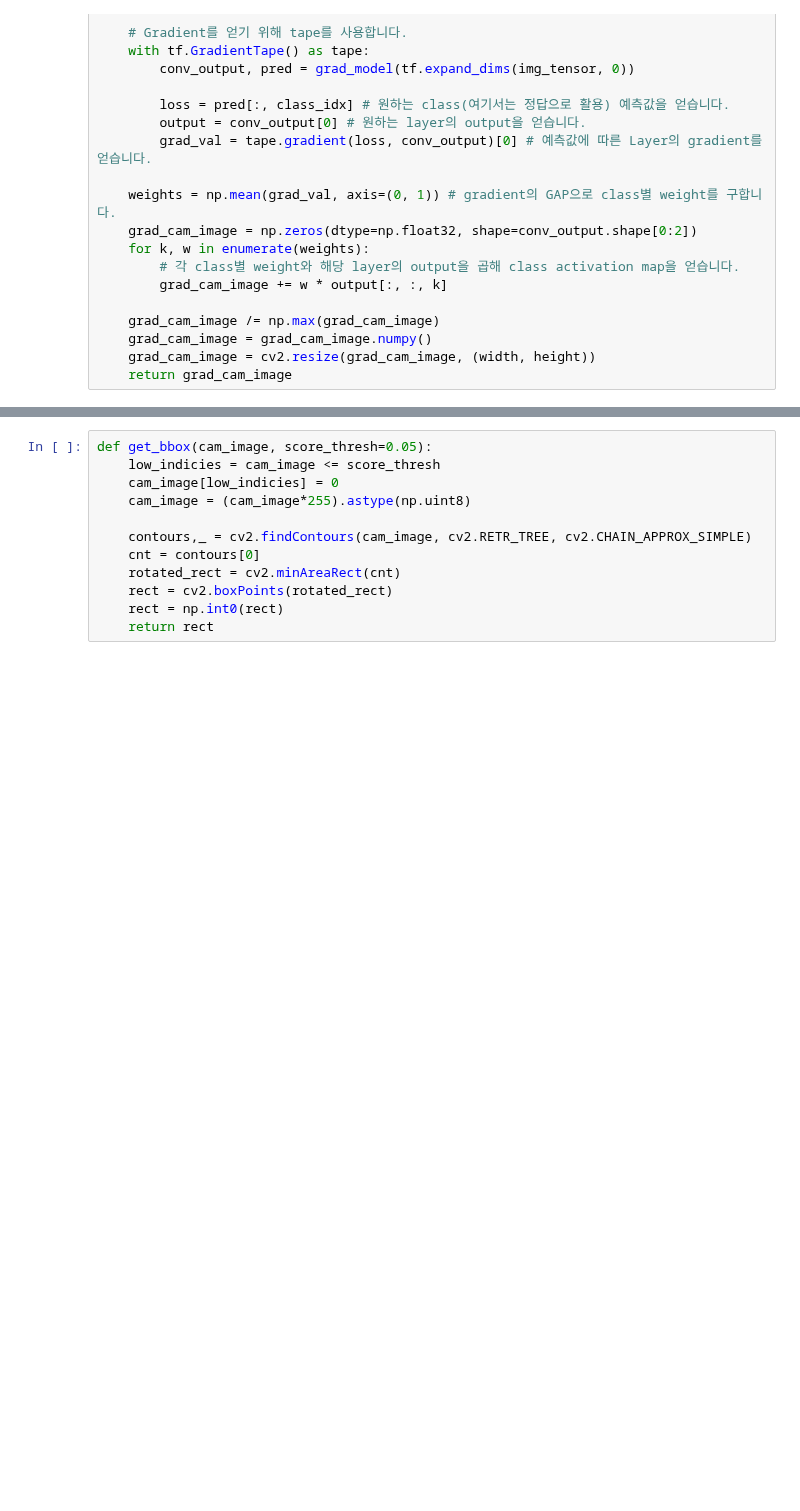
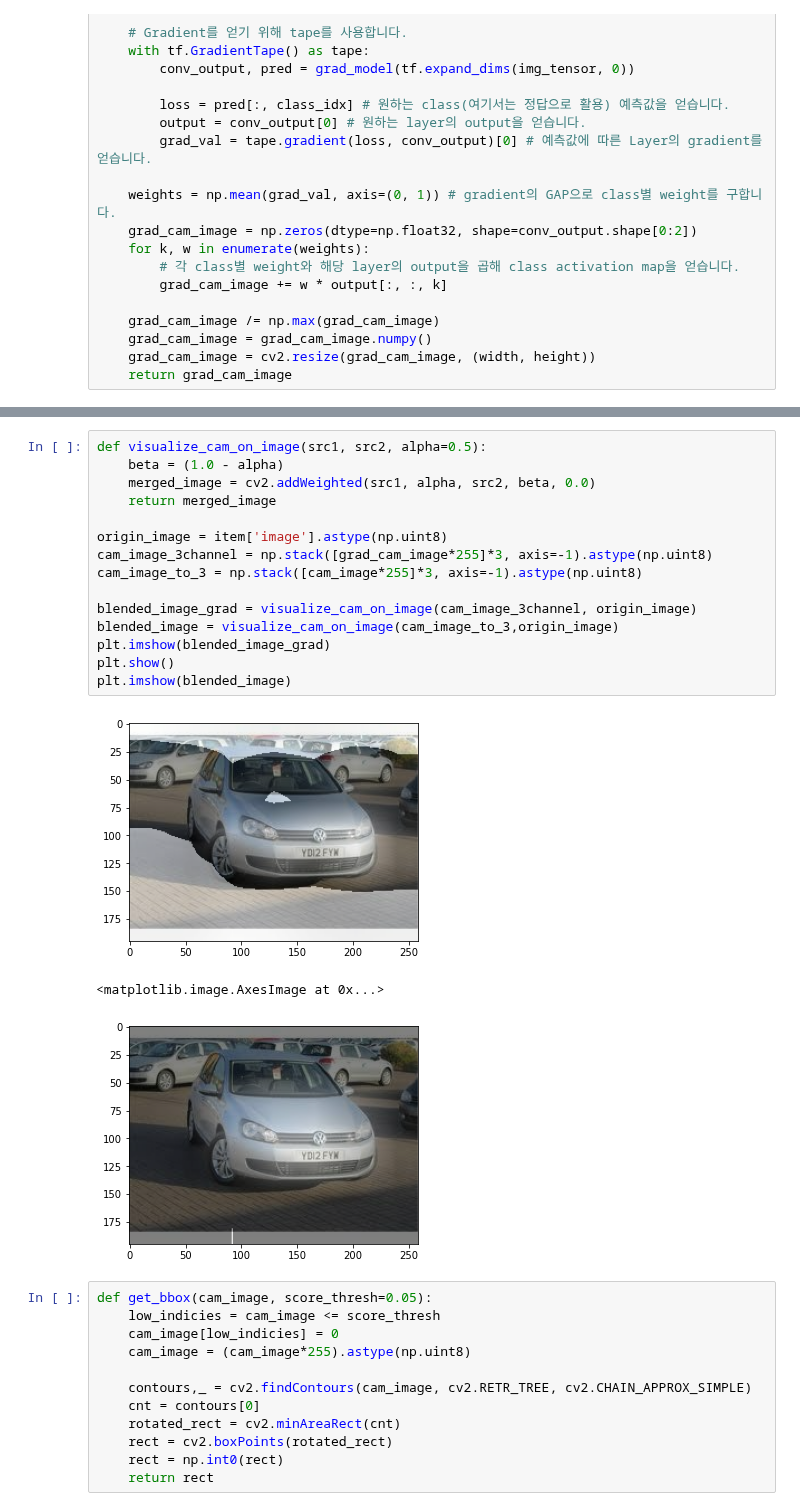
Before and after one commit to HSC-1/aiffel_achieve, a Jupyter notebook: (GD5)CAM.ipynb, the cells around one changed output, grey strips where cells are left out. Saved outputs shown, nothing was run; the diff lists cells and outputs as text; blank space fills up the shorter version.

```diff
--- a/(GD5)CAM.ipynb
+++ b/(GD5)CAM.ipynb
@@ -190,3 +250,22 @@ plt.imshow(grad_cam_image)
+# %%
+def visualize_cam_on_image(src1, src2, alpha=0.5):
+    beta = (1.0 - alpha)
+    merged_image = cv2.addWeighted(src1, alpha, src2, beta, 0.0)
+    return merged_image
+
+origin_image = item['image'].astype(np.uint8)
+cam_image_3channel = np.stack([grad_cam_image*255]*3, axis=-1).astype(np.uint8)
+cam_image_to_3 = np.stack([cam_image*255]*3, axis=-1).astype(np.uint8)
+
+blended_image_grad = visualize_cam_on_image(cam_image_3channel, origin_image)
+blended_image = visualize_cam_on_image(cam_image_to_3,origin_image)
+plt.imshow(blended_image_grad)
+plt.show()
+plt.imshow(blended_image)
+# %% [output]
+[figure, added]
+<matplotlib.image.AxesImage at 0x...>
+[figure, added]
 # %%
 def get_bbox(cam_image, score_thresh=0.05):
     low_indicies = cam_image <= score_thresh
```
Also changed, not shown: parts of 9 cells of this notebook.
